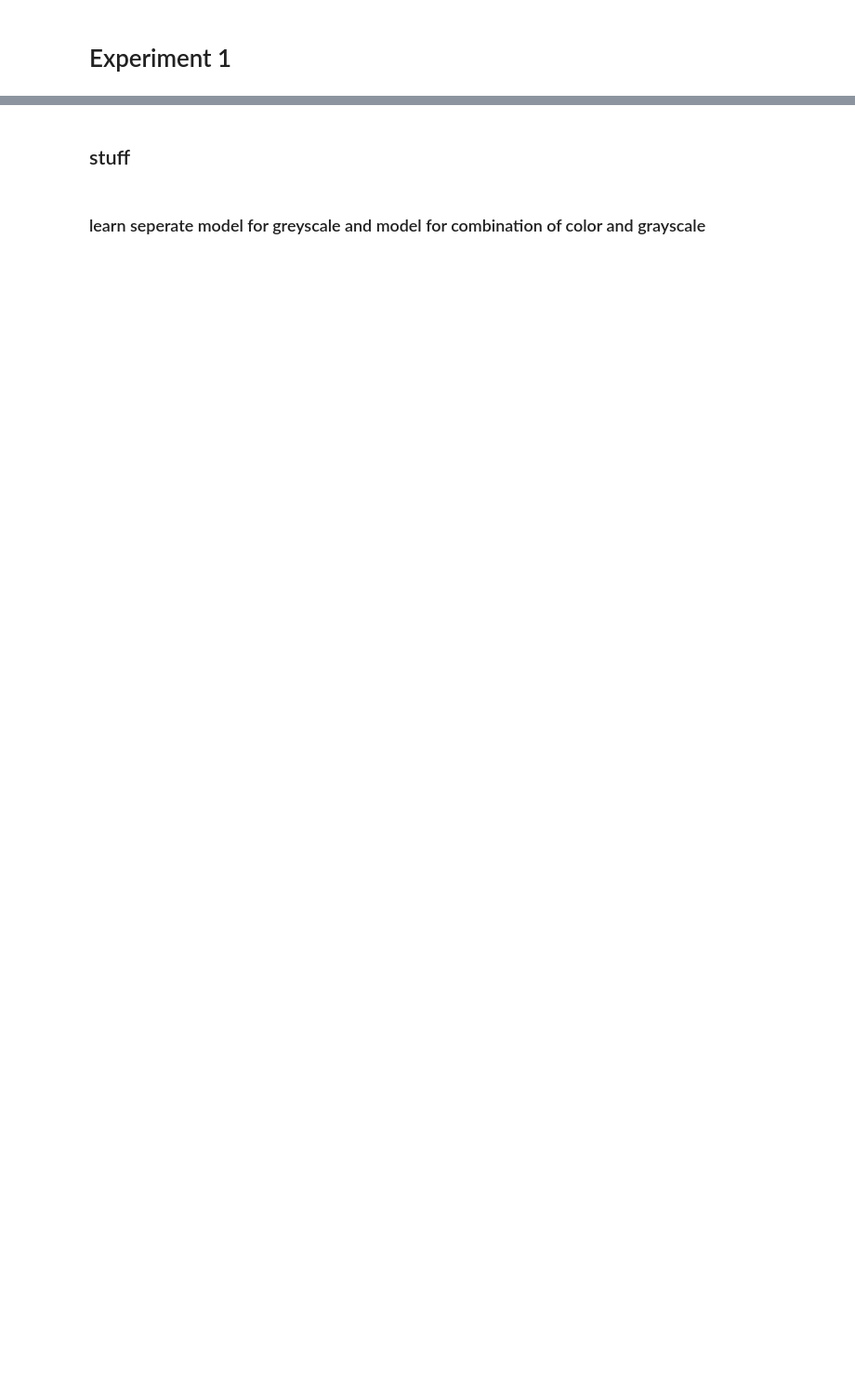
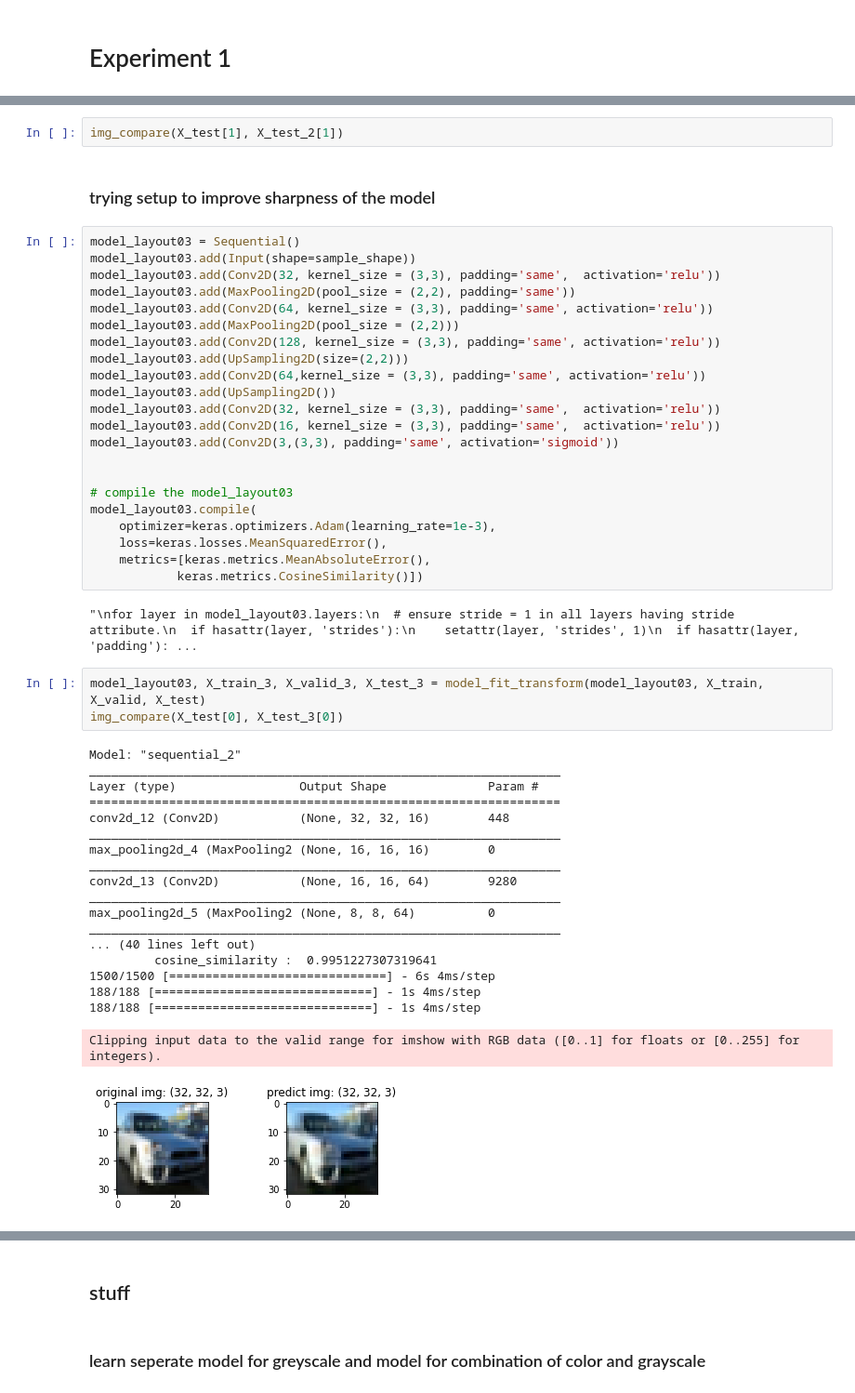
Before and after one commit to unofficial-Jona/ACML, a Jupyter notebook: convolutional autoencoders.ipynb, the cells around one changed output, grey strips where cells are left out. Shown at 93% size. Saved outputs shown, nothing was run; the diff lists cells and outputs as text; blank space fills up the shorter version.

```diff
--- a/convolutional autoencoders.ipynb
+++ b/convolutional autoencoders.ipynb
@@ -133,0 +285,51 @@ model = load_model()
+# %%
+img_compare(X_test[1], X_test_2[1])
+# %% [markdown]
+### trying setup to improve sharpness of the model
+# %%
+model_layout03 = Sequential()
+model_layout03.add(Input(shape=sample_shape))
+model_layout03.add(Conv2D(32, kernel_size = (3,3), padding='same',  activation='relu'))
+model_layout03.add(MaxPooling2D(pool_size = (2,2), padding='same'))
+model_layout03.add(Conv2D(64, kernel_size = (3,3), padding='same', activation='relu'))
+model_layout03.add(MaxPooling2D(pool_size = (2,2)))
+model_layout03.add(Conv2D(128, kernel_size = (3,3), padding='same', activation='relu'))
+model_layout03.add(UpSampling2D(size=(2,2)))
+model_layout03.add(Conv2D(64,kernel_size = (3,3), padding='same', activation='relu'))
+model_layout03.add(UpSampling2D())
+model_layout03.add(Conv2D(32, kernel_size = (3,3), padding='same',  activation='relu'))
+model_layout03.add(Conv2D(16, kernel_size = (3,3), padding='same',  activation='relu'))
+model_layout03.add(Conv2D(3,(3,3), padding='same', activation='sigmoid'))
+
+
+# compile the model_layout03
+model_layout03.compile(
+    optimizer=keras.optimizers.Adam(learning_rate=1e-3),
+    loss=keras.losses.MeanSquaredError(),
+    metrics=[keras.metrics.MeanAbsoluteError(),
+            keras.metrics.CosineSimilarity()])
+# %% [output]
+"\nfor layer in model_layout03.layers:\n  # ensure stride = 1 in all layers having stride attribute.\n  if hasattr(layer, 'strides'):\n    setattr(layer, 'strides', 1)\n  if hasattr(layer, 'padding'): ...
+# %%
+model_layout03, X_train_3, X_valid_3, X_test_3 = model_fit_transform(model_layout03, X_train, X_valid, X_test)
+img_compare(X_test[0], X_test_3[0])
+# %% [output]
+Model: "sequential_2"
+_________________________________________________________________
+Layer (type)                 Output Shape              Param #
+=================================================================
+conv2d_12 (Conv2D)           (None, 32, 32, 16)        448
+_________________________________________________________________
+max_pooling2d_4 (MaxPooling2 (None, 16, 16, 16)        0
+_________________________________________________________________
+conv2d_13 (Conv2D)           (None, 16, 16, 64)        9280
+_________________________________________________________________
+max_pooling2d_5 (MaxPooling2 (None, 8, 8, 64)          0
+_________________________________________________________________
+... (40 lines left out)
+         cosine_similarity :  0.9951227307319641
+1500/1500 [==============================] - 6s 4ms/step
+188/188 [==============================] - 1s 4ms/step
+188/188 [==============================] - 1s 4ms/step
+Clipping input data to the valid range for imshow with RGB data ([0..1] for floats or [0..255] for integers).
+[figure, added]
```
Also changed, not shown: parts of 57 cells of this notebook.
